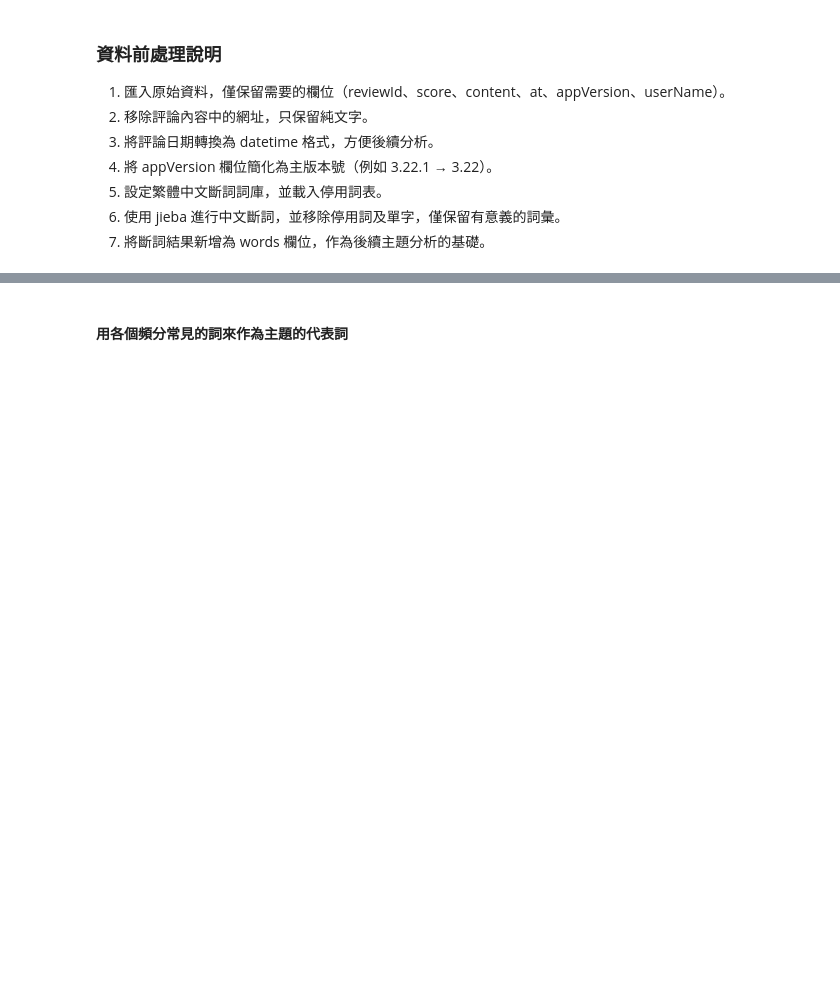
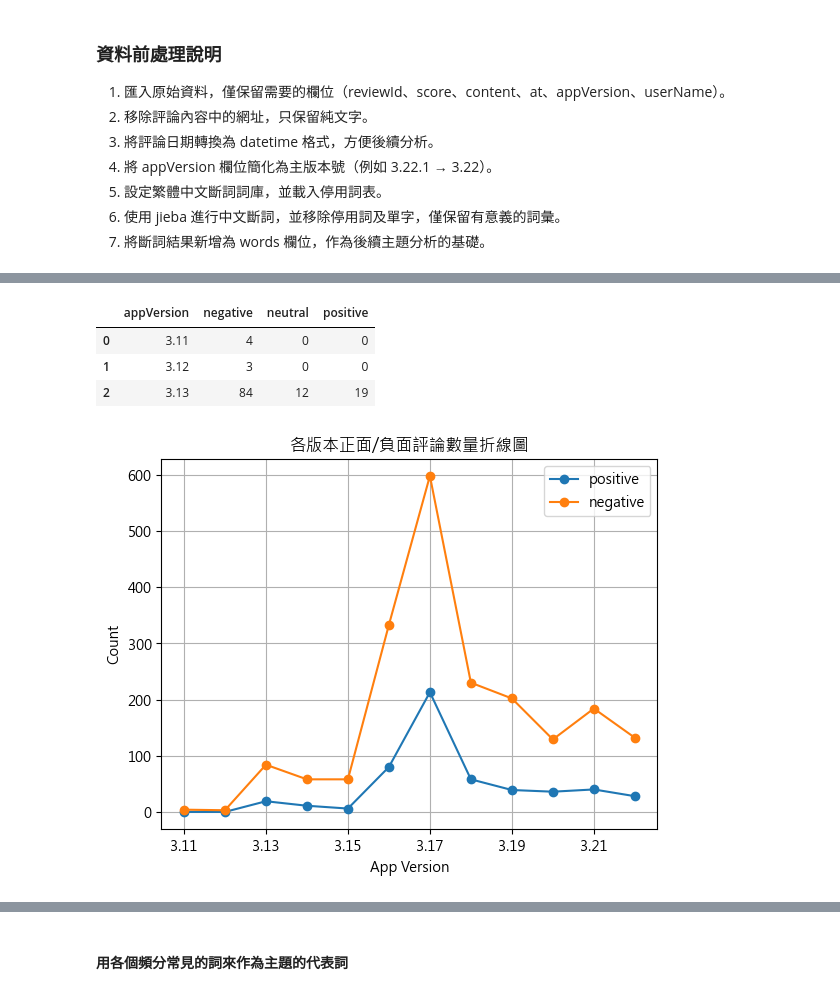
Before and after one commit to hank9453/sb, a Jupyter notebook: topic_model_zh_udn.ipynb, the cells around one changed output, grey strips where cells are left out. Saved outputs shown, nothing was run; the diff lists cells and outputs as text; code cells hidden in the pictures; blank space fills up the shorter version.

```diff
--- a/topic_model_zh_udn.ipynb
+++ b/topic_model_zh_udn.ipynb
@@ -134,0 +80,8 @@ plt.show()
+# %%
+df["content"] = df["content"].str.replace("(http|https)://.*", "", regex=True)
+df["content"] = df["content"].str.replace(r"\d+(\.\d+)?", "", regex=True)
+df['artDate'] = pd.to_datetime(df['at'])
+df['appVersion'] = df['appVersion'].str.split('.').str[:2].str.join('.')
+
+df = df.loc[:,['reviewId', 'score', 'content', 'artDate', 'appVersion','userName']]  # 文章內容 文章連結
+df.head(3)
@@ -134,0 +195,13 @@ plt.show()
+# %%
+df_sentiment = df.copy()
+
+def score_to_sentiment(score):
+    if score >= 4:
+        return 'positive'
+    elif score <= 2:
+        return 'negative'
+    else:
+        return 'neutral'
+
+df_sentiment['sentiment'] = df_sentiment['score'].apply(score_to_sentiment)
+df_sentiment.head()
@@ -134,0 +223,18 @@ plt.show()
+# %%
+version_sentiment_count = df_sentiment.groupby(['appVersion', 'sentiment']).size().unstack(fill_value=0).rename_axis(columns=None).reset_index()
+version_sentiment_count.head(3)
+# %% [output]
+|  | appVersion | negative | neutral | positive |
+| 0 | 3.11 | 4 | 0 | 0 |
+| 1 | 3.12 | 3 | 0 | 0 |
+| 2 | 3.13 | 84 | 12 | 19 |
+# %%
+version_sentiment_count_sorted = version_sentiment_count.sort_values('appVersion')
+version_sentiment_count_sorted.set_index('appVersion')[['positive', 'negative']].plot(kind='line', marker='o')
+plt.xlabel('App Version')
+plt.ylabel('Count')
+plt.title('各版本正面/負面評論數量折線圖')
+plt.grid(True)
+plt.show()
+# %% [output]
+[figure, added]
```
Also changed, not shown: parts of 155 cells of this notebook, 18 other files.
